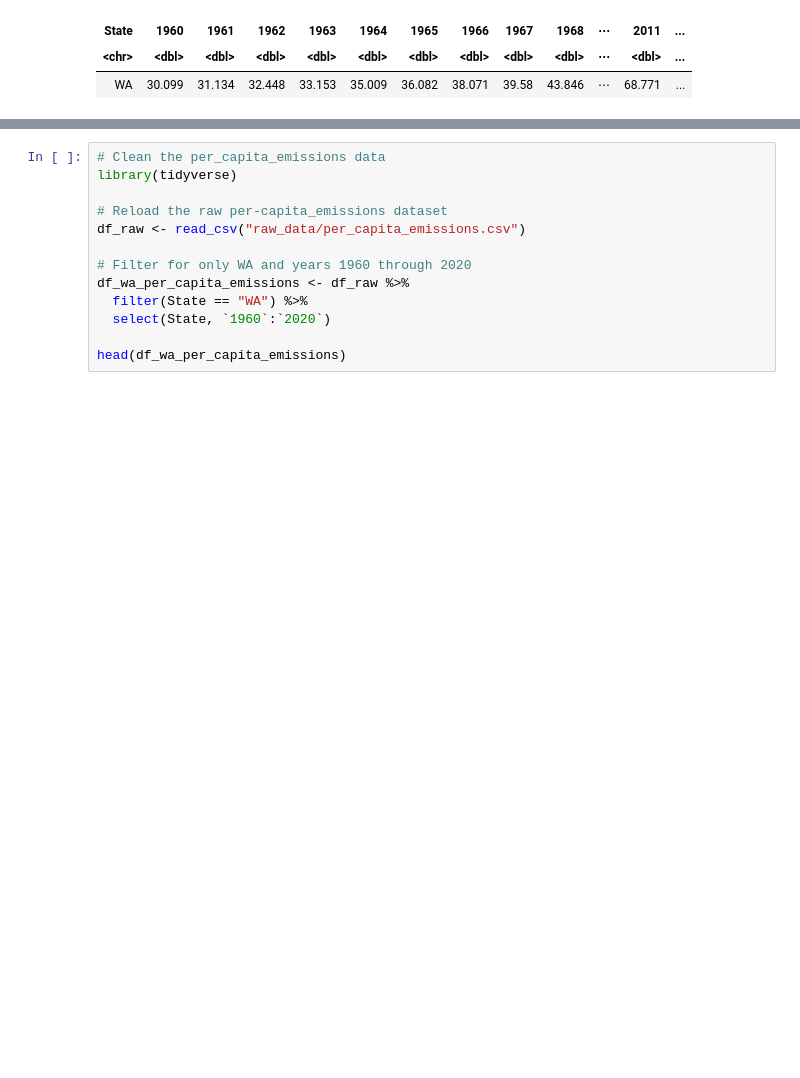
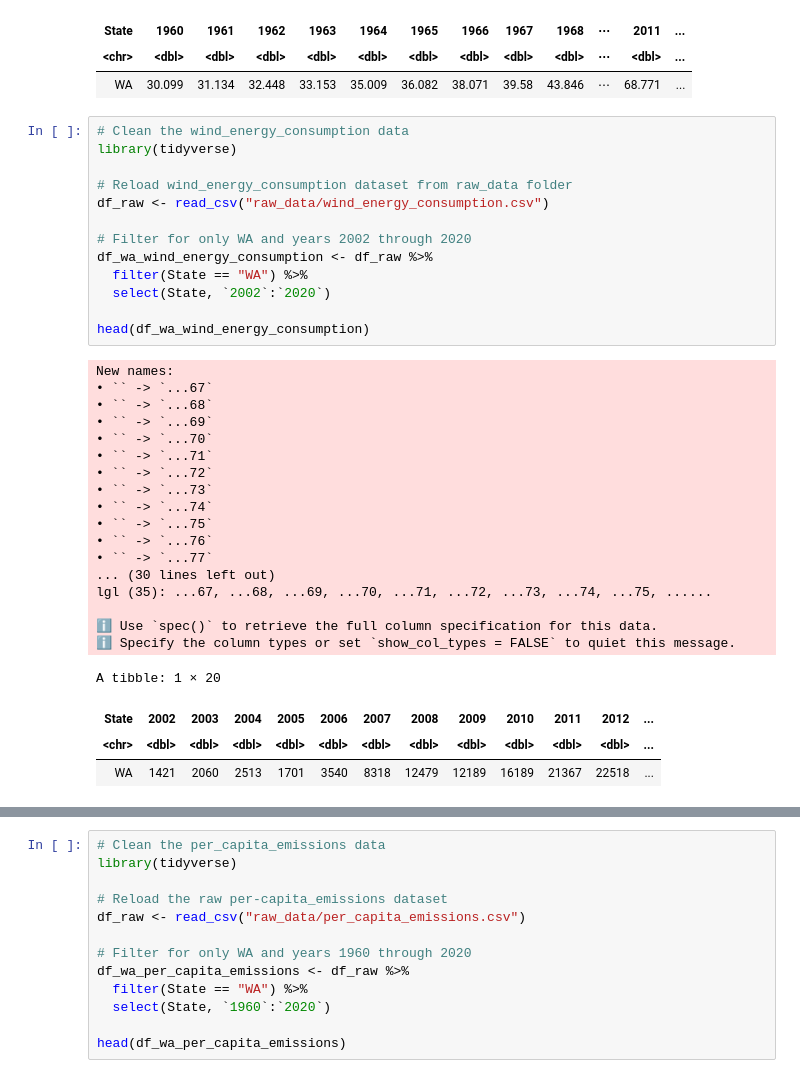
Before and after one commit to mpburnham2-tech/energy_emissions_project, a Jupyter notebook: Project_folder_setup.ipynb, the cells around one changed output, grey strips where cells are left out. Cells and saved outputs as stored; diff of their text form; blank space fills up the shorter version.

```diff
--- a/Project_folder_setup.ipynb
+++ b/Project_folder_setup.ipynb
@@ -168,3 +280,38 @@ A tibble: 1 × 62
 | State | 1960 | 1961 | 1962 | 1963 | 1964 | 1965 | 1966 | 1967 | 1968 | ⋯ | 2011 | ... |
 | <chr> | <dbl> | <dbl> | <dbl> | <dbl> | <dbl> | <dbl> | <dbl> | <dbl> | <dbl> | ⋯ | <dbl> | ... |
 | WA | 30.099 | 31.134 | 32.448 | 33.153 | 35.009 | 36.082 | 38.071 | 39.58 | 43.846 | ⋯ | 68.771 | ... |
+# %%
+# Clean the wind_energy_consumption data
+library(tidyverse)
+
+# Reload wind_energy_consumption dataset from raw_data folder
+df_raw <- read_csv("raw_data/wind_energy_consumption.csv")
+
+# Filter for only WA and years 2002 through 2020
+df_wa_wind_energy_consumption <- df_raw %>%
+  filter(State == "WA") %>%
+  select(State, `2002`:`2020`)
+
+head(df_wa_wind_energy_consumption)
+# %% [output]
+New names:
+• `` -> `...67`
+• `` -> `...68`
+• `` -> `...69`
+• `` -> `...70`
+• `` -> `...71`
+• `` -> `...72`
+• `` -> `...73`
+• `` -> `...74`
+• `` -> `...75`
+• `` -> `...76`
+• `` -> `...77`
+... (30 lines left out)
+lgl (35): ...67, ...68, ...69, ...70, ...71, ...72, ...73, ...74, ...75, ......
+
+ℹ Use `spec()` to retrieve the full column specification for this data.
+ℹ Specify the column types or set `show_col_types = FALSE` to quiet this message.
+A tibble: 1 × 20
+| State | 2002 | 2003 | 2004 | 2005 | 2006 | 2007 | 2008 | 2009 | 2010 | 2011 | 2012 | ... |
+| <chr> | <dbl> | <dbl> | <dbl> | <dbl> | <dbl> | <dbl> | <dbl> | <dbl> | <dbl> | <dbl> | <dbl> | ... |
+| WA | 1421 | 2060 | 2513 | 1701 | 3540 | 8318 | 12479 | 12189 | 16189 | 21367 | 22518 | ... |
```
Also changed, not shown: parts of 10 cells of this notebook.
